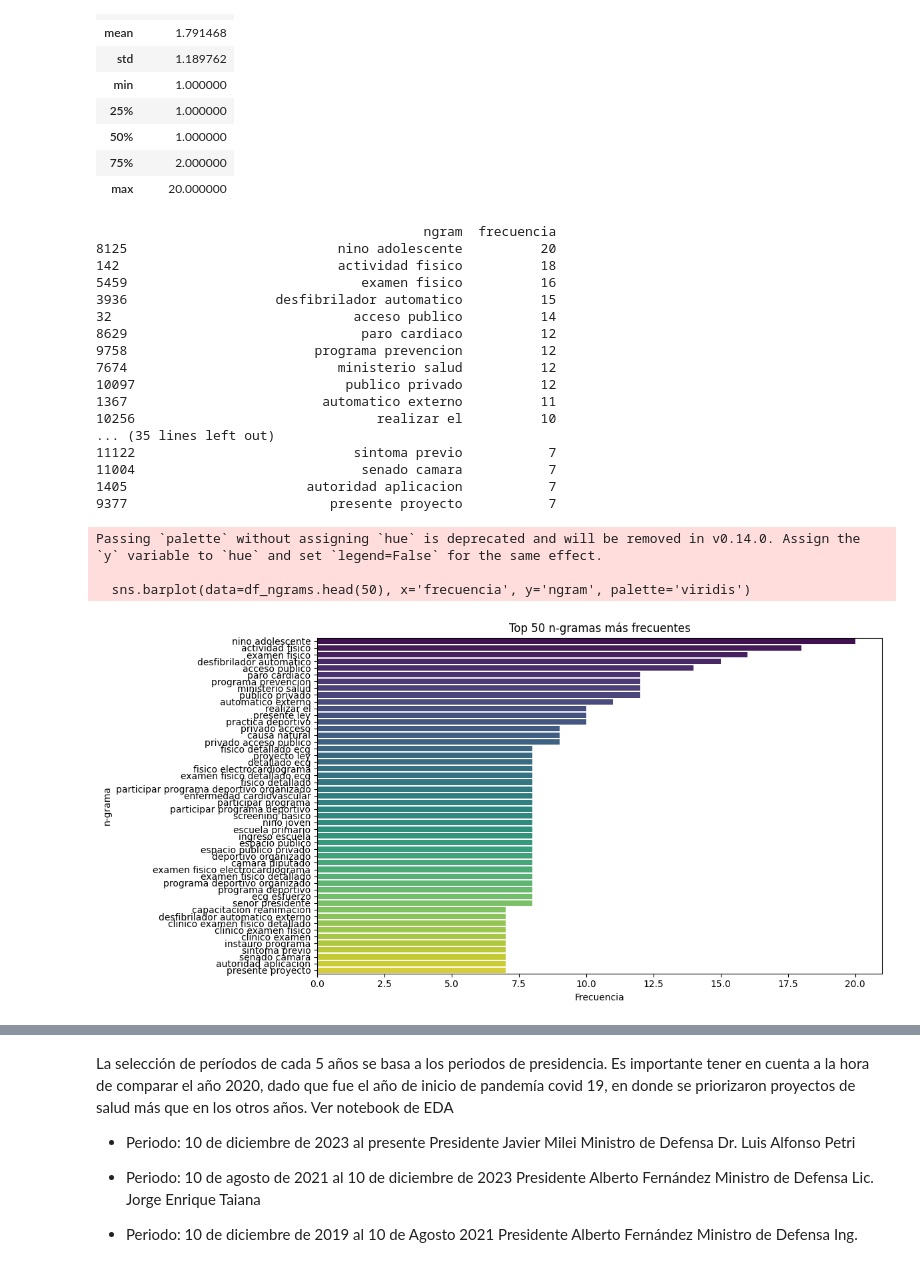
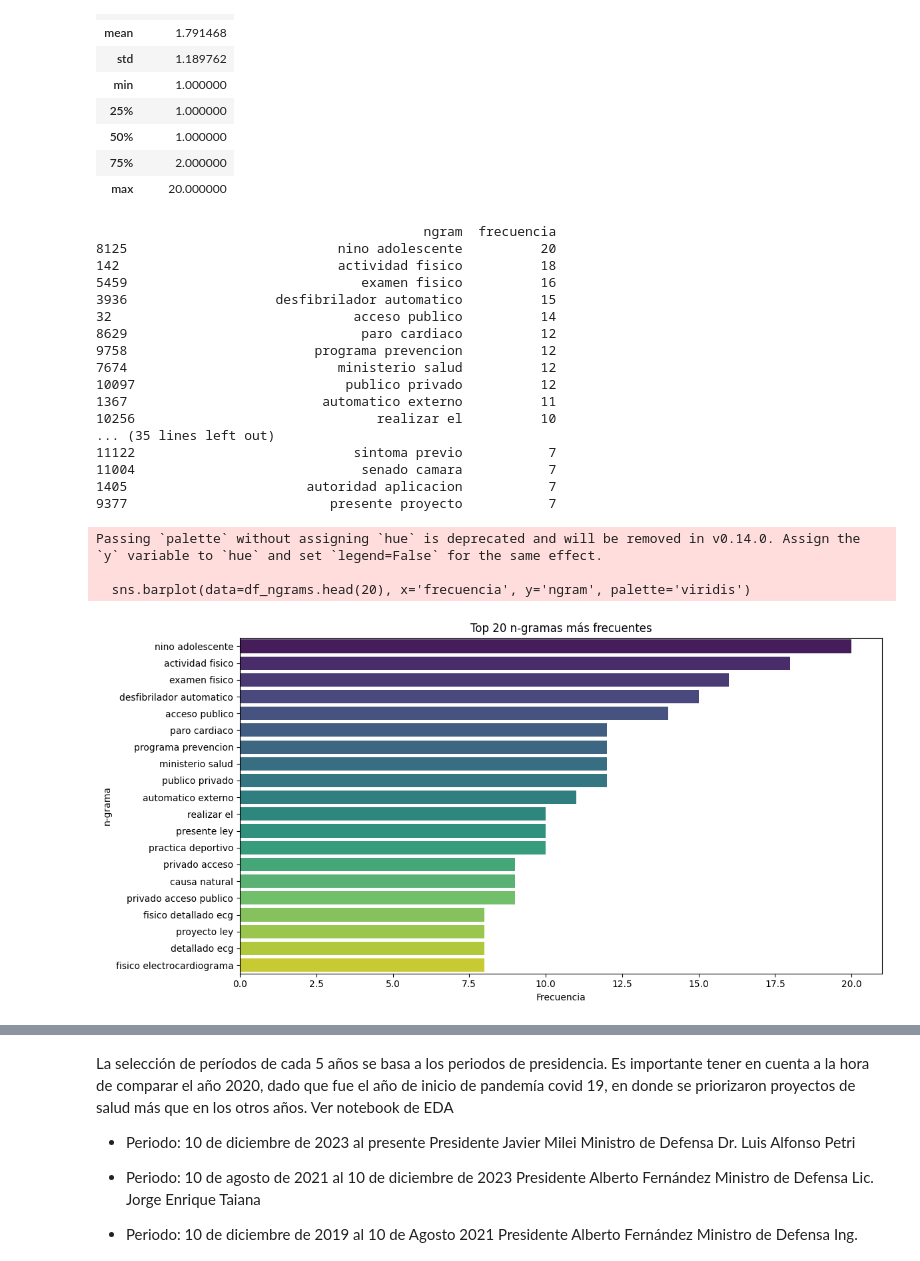
Before and after one commit to AmaliaGuaymasCanavire/iamas_iniciativasleg_salud, a Jupyter notebook: src/notebooks/muerte_subita/3.1Generar_corpus_PERIODO.ipynb, the cells around one changed output, grey strips where cells are left out. Drawn from its saved outputs; the diff is of its cells as text; code cells hidden in the pictures.

```diff
--- a/src/notebooks/muerte_subita/3.1Generar_corpus_PERIODO.ipynb
+++ b/src/notebooks/muerte_subita/3.1Generar_corpus_PERIODO.ipynb
@@ -111,37 +99,37 @@ df_ngrams.describe() # Se observa n-gramas de n entre 2 a 5 con mínima frecuenc
 # %%
 # Mostrar top 50
 print(df_ngrams.head(50))
 
 # Visualizar
 plt.figure(figsize=(12,6))
-sns.barplot(data=df_ngrams.head(50), x='frecuencia', y='ngram', palette='viridis')
-plt.title("Top 50 n-gramas más frecuentes")
+sns.barplot(data=df_ngrams.head(20), x='frecuencia', y='ngram', palette='viridis')
+plt.title("Top 20 n-gramas más frecuentes")
 plt.xlabel("Frecuencia")
 plt.ylabel("n-grama")
 plt.tight_layout()
 plt.show()
 # %% [output]
                                           ngram  frecuencia
 8125                           nino adolescente          20
 142                            actividad fisico          18
 5459                              examen fisico          16
 3936                   desfibrilador automatico          15
 32                               acceso publico          14
 8629                              paro cardiaco          12
 9758                        programa prevencion          12
 7674                           ministerio salud          12
 10097                           publico privado          12
 1367                         automatico externo          11
 10256                               realizar el          10
 ... (35 lines left out)
 11122                            sintoma previo           7
 11004                             senado camara           7
 1405                       autoridad aplicacion           7
 9377                          presente proyecto           7
 Passing `palette` without assigning `hue` is deprecated and will be removed in v0.14.0. Assign the `y` variable to `hue` and set `legend=False` for the same effect.
 
-  sns.barplot(data=df_ngrams.head(50), x='frecuencia', y='ngram', palette='viridis')
+  sns.barplot(data=df_ngrams.head(20), x='frecuencia', y='ngram', palette='viridis')
-[figure, old version]
+[figure, new version]
 # %%
 from pprint import pprint
 #from gensim import corpora
```
Also changed, not shown: parts of 16 cells of this notebook, 5 other files.
